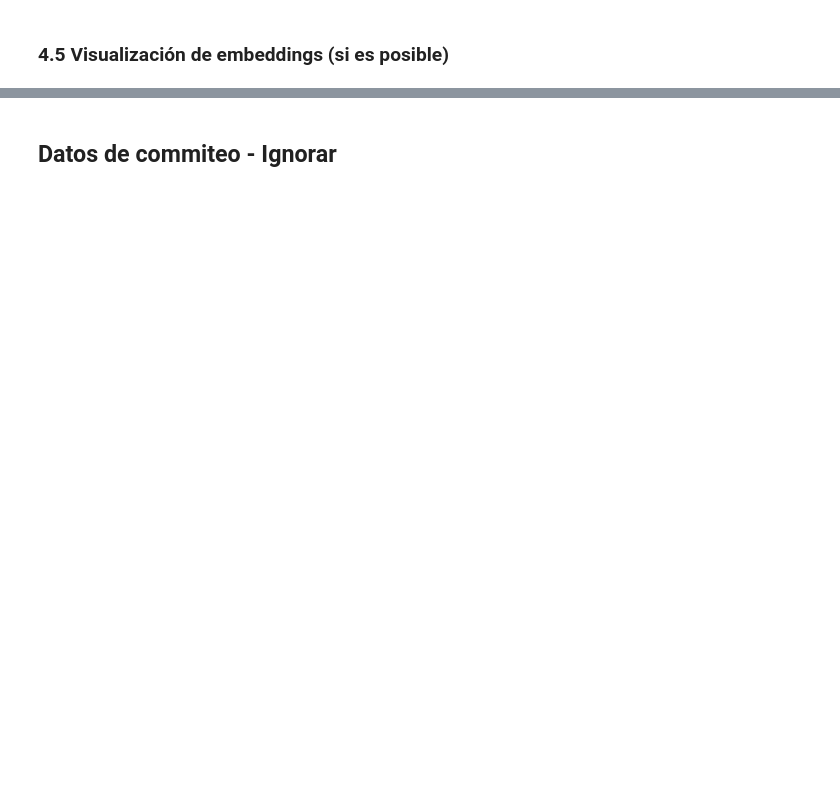
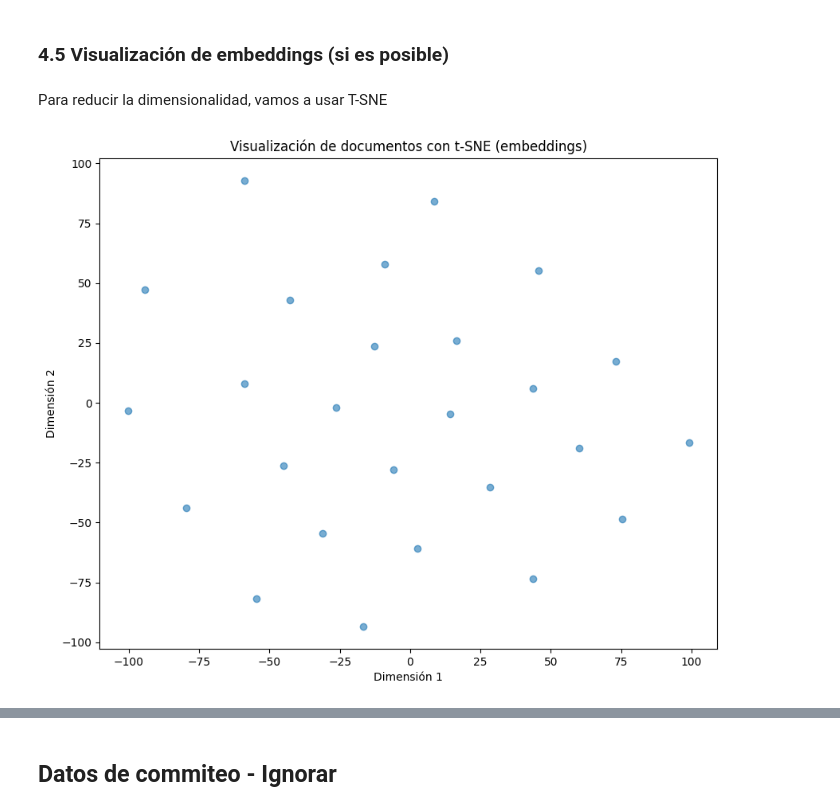
Before and after one commit to gimb99/PDH_BARTHOU_GONZALO, a Jupyter notebook: 003_barthou-gonzalo-nlp-integrador/notebook/analisis_integrador.ipynb, the cells around one changed output, grey strips where cells are left out. Drawn from its saved outputs; the diff is of its cells as text; code cells hidden in the pictures; blank space fills up the shorter version.

Commit message:
Update notebook + visualizations

```diff
--- a/003_barthou-gonzalo-nlp-integrador/notebook/analisis_integrador.ipynb
+++ b/003_barthou-gonzalo-nlp-integrador/notebook/analisis_integrador.ipynb
@@ -1855,2 +1985,20 @@ Tienen sentido? Yo diria que sí pero se mezclan muchos resultados con y sin ace
 # %% [markdown]
 ### 4.5 Visualización de embeddings (si es posible)
+# %% [markdown]
+Para reducir la dimensionalidad, vamos a usar T-SNE
+# %%
+# Ajustar perplexity a un valor menor que el número de documentos (26)
+n_docs = doc_vectors_matrix.shape[0]  # Esto debería ser 26
+perplexity = min(20, n_docs - 1)  # Asegurar que sea menor que n_samples, por ejemplo 20 o 25
+
+X_tsne = TSNE(n_components=2, random_state=42, perplexity=perplexity).fit_transform(doc_vectors_matrix)
+
+# Graficar
+plt.figure(figsize=(10, 8))
+plt.scatter(X_tsne[:, 0], X_tsne[:, 1], alpha=0.6)
+plt.title("Visualización de documentos con t-SNE (embeddings)")
+plt.xlabel("Dimensión 1")
+plt.ylabel("Dimensión 2")
+plt.show()
+# %% [output]
+[figure, added]
```
Also changed, not shown: parts of 33 cells of this notebook, 8 other files.
